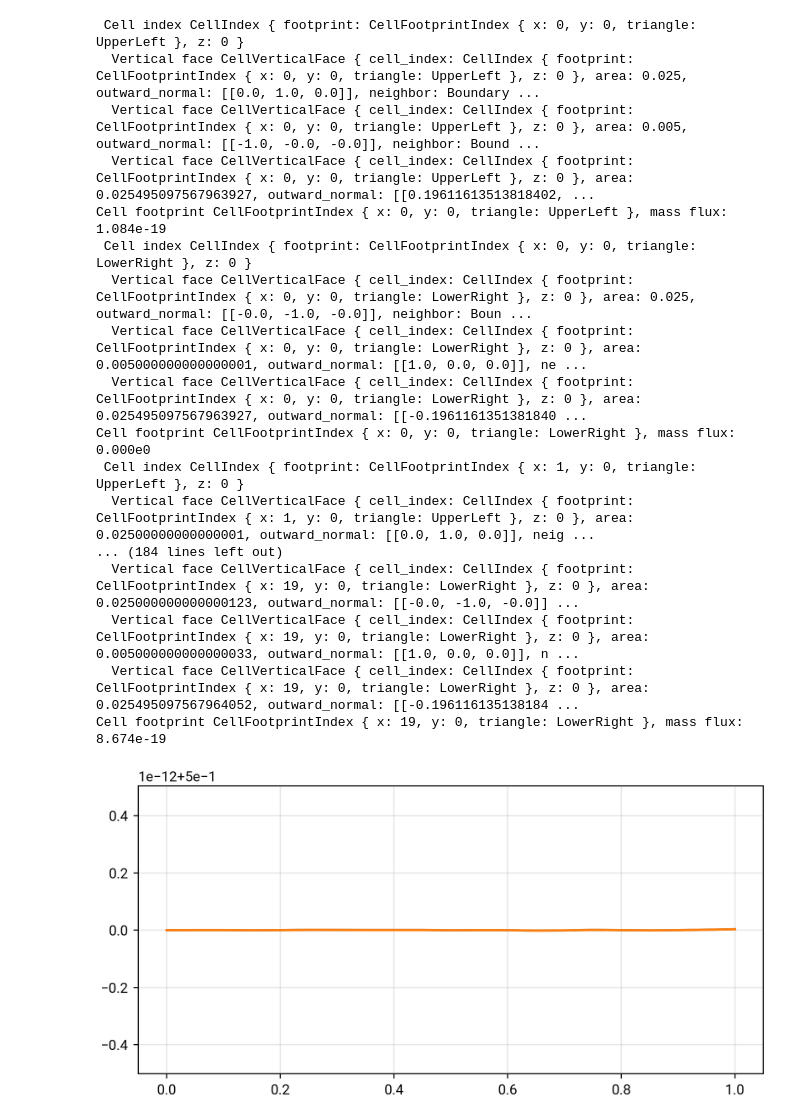
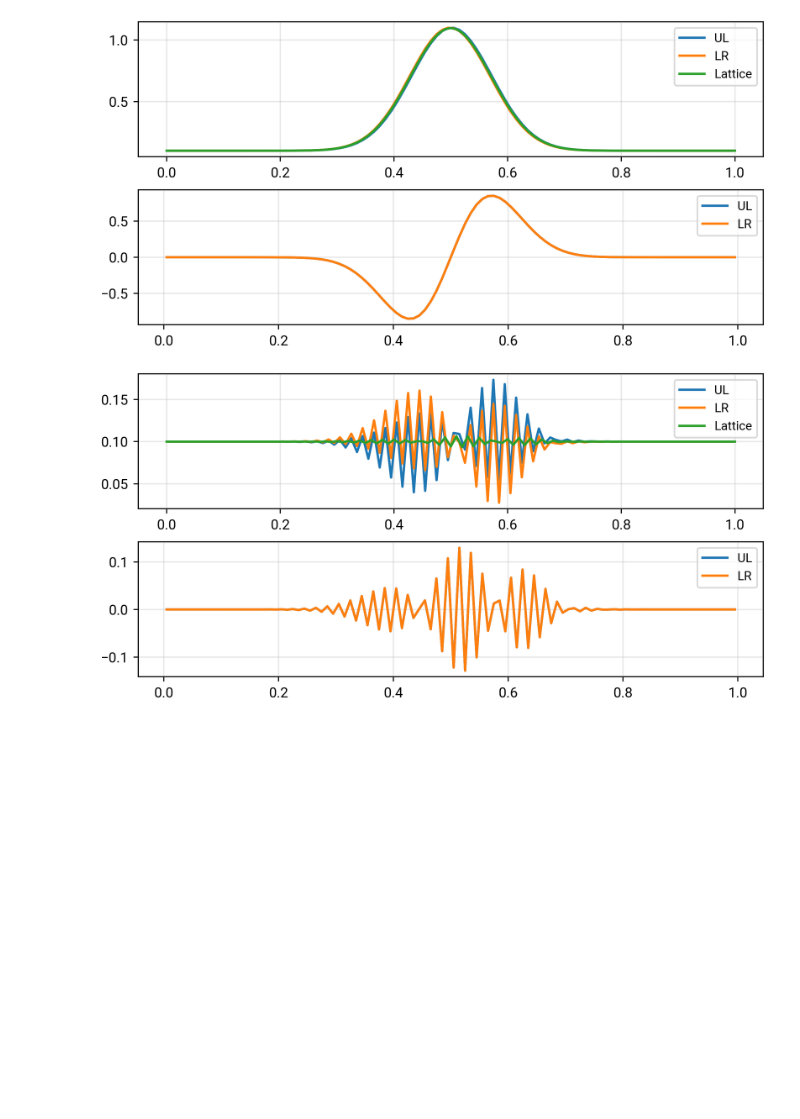
Before and after one commit to joshburkart/tsunami, a Jupyter notebook: riversim.ipynb, the cells around one changed output. Cells and saved outputs as stored; diff of their text form; code cells hidden in the pictures; blank space fills up the shorter version.

Commit message:
Get height update working

```diff
--- a/riversim.ipynb
+++ b/riversim.ipynb
@@ -22,33 +23,35 @@ warning: `riversim` (lib) generated 1 warning
 🛠 Installed riversim-0.1.0
-# %%
-from joshpyutil import mpl
-
-import riversim
-
-solver = riversim.wave_1d(20, 2)
-orig = solver.z_lattice[:, 0, -1]
-for _ in range(1):
-    solver.step(0.01)
-
-with mpl.autoplot() as ap:
-    ap.plot(solver.grid.x_axis.vertices, orig)
-    ap.plot(solver.grid.x_axis.vertices, solver.z_lattice[:, 0, -1])
-# %% [output]
- Cell index CellIndex { footprint: CellFootprintIndex { x: 0, y: 0, triangle: UpperLeft }, z: 0 }
-  Vertical face CellVerticalFace { cell_index: CellIndex { footprint: CellFootprintIndex { x: 0, y: 0, triangle: UpperLeft }, z: 0 }, area: 0.025, outward_normal: [[0.0, 1.0, 0.0]], neighbor: Boundary ...
-  Vertical face CellVerticalFace { cell_index: CellIndex { footprint: CellFootprintIndex { x: 0, y: 0, triangle: UpperLeft }, z: 0 }, area: 0.005, outward_normal: [[-1.0, -0.0, -0.0]], neighbor: Bound ...
-  Vertical face CellVerticalFace { cell_index: CellIndex { footprint: CellFootprintIndex { x: 0, y: 0, triangle: UpperLeft }, z: 0 }, area: 0.025495097567963927, outward_normal: [[0.19611613513818402, ...
-Cell footprint CellFootprintIndex { x: 0, y: 0, triangle: UpperLeft }, mass flux: 1.084e-19
- Cell index CellIndex { footprint: CellFootprintIndex { x: 0, y: 0, triangle: LowerRight }, z: 0 }
-  Vertical face CellVerticalFace { cell_index: CellIndex { footprint: CellFootprintIndex { x: 0, y: 0, triangle: LowerRight }, z: 0 }, area: 0.025, outward_normal: [[-0.0, -1.0, -0.0]], neighbor: Boun ...
-  Vertical face CellVerticalFace { cell_index: CellIndex { footprint: CellFootprintIndex { x: 0, y: 0, triangle: LowerRight }, z: 0 }, area: 0.005000000000000001, outward_normal: [[1.0, 0.0, 0.0]], ne ...
-  Vertical face CellVerticalFace { cell_index: CellIndex { footprint: CellFootprintIndex { x: 0, y: 0, triangle: LowerRight }, z: 0 }, area: 0.025495097567963927, outward_normal: [[-0.1961161351381840 ...
-Cell footprint CellFootprintIndex { x: 0, y: 0, triangle: LowerRight }, mass flux: 0.000e0
- Cell index CellIndex { footprint: CellFootprintIndex { x: 1, y: 0, triangle: UpperLeft }, z: 0 }
-  Vertical face CellVerticalFace { cell_index: CellIndex { footprint: CellFootprintIndex { x: 1, y: 0, triangle: UpperLeft }, z: 0 }, area: 0.02500000000000001, outward_normal: [[0.0, 1.0, 0.0]], neig ...
-... (184 lines left out)
-  Vertical face CellVerticalFace { cell_index: CellIndex { footprint: CellFootprintIndex { x: 19, y: 0, triangle: LowerRight }, z: 0 }, area: 0.025000000000000123, outward_normal: [[-0.0, -1.0, -0.0]] ...
-  Vertical face CellVerticalFace { cell_index: CellIndex { footprint: CellFootprintIndex { x: 19, y: 0, triangle: LowerRight }, z: 0 }, area: 0.005000000000000033, outward_normal: [[1.0, 0.0, 0.0]], n ...
-  Vertical face CellVerticalFace { cell_index: CellIndex { footprint: CellFootprintIndex { x: 19, y: 0, triangle: LowerRight }, z: 0 }, area: 0.025495097567964052, outward_normal: [[-0.196116135138184 ...
-Cell footprint CellFootprintIndex { x: 19, y: 0, triangle: LowerRight }, mass flux: 8.674e-19
-[figure, removed]
+# %%
+from joshpyutil import mpl
+
+import riversim
+
+solver = riversim.advection_1d(100, 20)
+
+with mpl.autoplot(2) as ap:
+    ap.plot(solver.grid.x_axis.centers, solver.height[:, 0, 0], label='UL')
+    ap.plot(solver.grid.x_axis.centers, solver.height[:, 0, 1], label='LR')
+    ap.plot(solver.grid.x_axis.vertices, solver.z_lattice[:, 0, -1], label='Lattice')
+    ap.legend()
+
+    ap = ap.next()
+    ap.plot(solver.grid.x_axis.centers, solver.compute_height_time_deriv()[:, 0, 0], label='UL')
+    ap.plot(solver.grid.x_axis.centers, solver.compute_height_time_deriv()[:, 0, 1], label='LR')
+    ap.legend()
+
+for _ in range(1000):
+    solver.step(0.01)
+
+with mpl.autoplot(2) as ap:
+    ap.plot(solver.grid.x_axis.centers, solver.height[:, 0, 0], label='UL')
+    ap.plot(solver.grid.x_axis.centers, solver.height[:, 0, 1], label='LR')
+    ap.plot(solver.grid.x_axis.vertices, solver.z_lattice[:, 0, -1], label='Lattice')
+    ap.legend()
+
+    ap = ap.next()
+    ap.plot(solver.grid.x_axis.centers, solver.compute_height_time_deriv()[:, 0, 0], label='UL')
+    ap.plot(solver.grid.x_axis.centers, solver.compute_height_time_deriv()[:, 0, 1], label='LR')
+    ap.legend()
+# %% [output]
+[figure, added]
+[figure, added]
```
Also changed, not shown: parts of 1 cell of this notebook, 7 other files.
